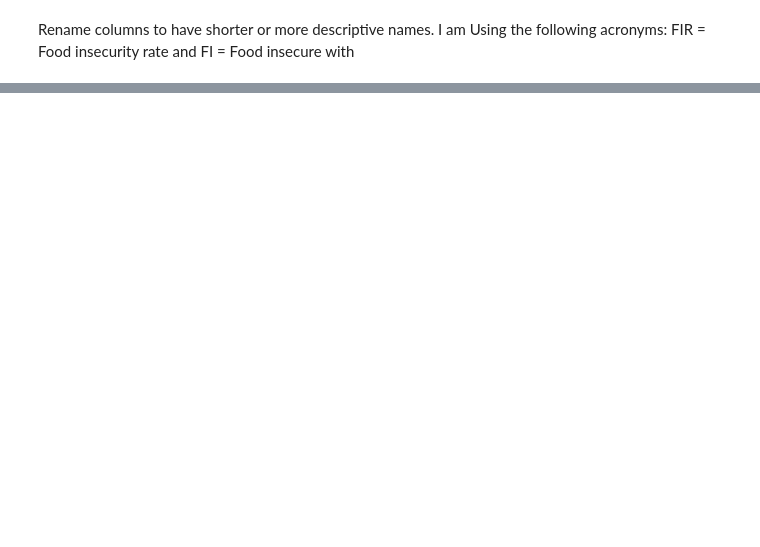
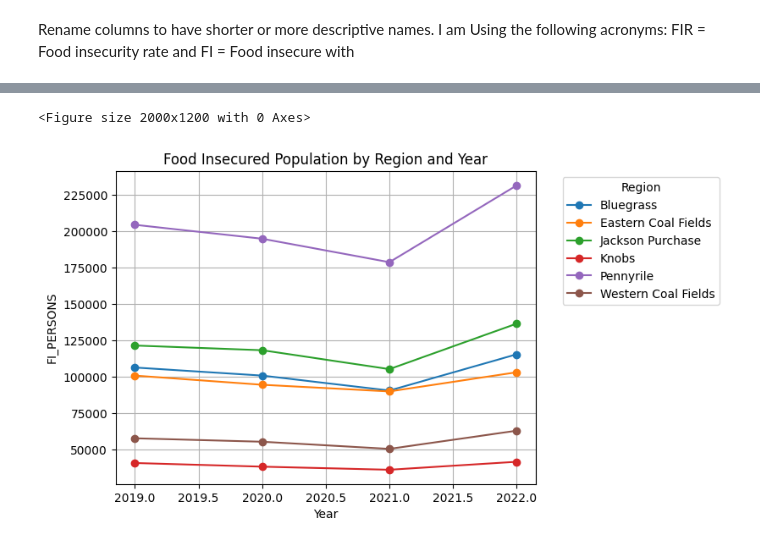
Before and after one commit to cmonjarr/Data_Project_CB, a Jupyter notebook: Data_Project_Requirement.ipynb, the cells around one changed output, grey strips where cells are left out. Cells and saved outputs as stored; diff of their text form; code cells hidden in the pictures; blank space fills up the shorter version.

```diff
--- a/Data_Project_Requirement.ipynb
+++ b/Data_Project_Requirement.ipynb
@@ -273,4 +239,0 @@ mmg_2019_2022.tail(2)
-# %%
-#Add total population based on FIR and FI_PERSON
-mmg_2019_2022['TOTAL_POP_IN_100'] = mmg_2019_2022['FI_PERSONS']  /  mmg_2019_2022['FIR']
-mmmg_2019_2022.tail(2)
@@ -300,0 +240,11 @@ mmg_2019_2022.describe
+# %%
+#Creating regions for better graphics. But the grouping is not ideal due to counties with overlaping regions.
+mmg_2019_2022['REGIONS'] = 'KENCTUCKY GEOGRAPHICAL REGIONS'
+mmg_2019_2022['COUNTY'] = mmg_2019_2022['COUNTY'].str.replace(' County, Kentucky', '', regex=False)
+mmg_2019_2022.loc[mmg_2019_2022['COUNTY'].isin(['Anderson','Bourbon', 'Boyle', 'Clark', 'Fayette', 'Franklin', 'Garrard', 'Harrison', 'Jessamine', 'Lincoln', 'Madison', 'Mercer', 'Montgomery', 'Nicholas', 'Scott', 'Woodford']), 'REGIONS'] = 'Bluegrass'
+mmg_2019_2022.loc[mmg_2019_2022['COUNTY'].isin(['Ballard','Caldwell','Christian','Crittenden','Daviess','Graves','Hancock','Henderson','Hopkins','Jackson','Jefferson','Jones','McLean','Muhlenberg','Ohio','Union','Webster',]), 'REGIONS'] = 'Western Coal Fields'
+mmg_2019_2022.loc[mmg_2019_2022['COUNTY'].isin(['Bell', 'Boyd', 'Carter', 'Elliot','Greenup', 'Johnson', 'Knott', 'Knox', 'Laurel', 'Lawrence', 'Lee', 'Leslie', 'Letcher', 'Magoffin', 'Martin',  'McCreary', 'Morgan', 'Owsley', 'Perry', 'Pike', 'Whitley','Wolfe']), 'REGIONS'] = 'Knobs'
+mmg_2019_2022.loc[mmg_2019_2022['COUNTY'].isin(['Breathitt','Clay','Estill','Floyd','Harlan','Jackson','Johnson','Knott','Laurel','Lee','Leslie','Letcher','Lewis','Magoffin','Martin','Menifee','Morgan','Owsley','Perry','Pike','Powell','Rockcastle','Rowan','Whitley']), 'REGIONS'] = 'Eastern Coal Fields'
+mmg_2019_2022.loc[mmg_2019_2022['COUNTY'].isin(['Ballard', 'Calloway', 'Carlisle', 'Fulton', 'Graves', 'Hickman', 'Jackson', 'Jefferson', 'Lyon', 'Marshall', 'McCracken', 'Murray']), 'REGIONS'] = 'Jackson Purchase'
+mmg_2019_2022.loc[mmg_2019_2022['REGIONS'] == 'KENCTUCKY GEOGRAPHICAL REGIONS', 'REGIONS'] = 'Pennyrile'
+mmg_2019_2022.head(10)
@@ -342,0 +298,6 @@ Name: FIR, dtype: float64
+# %%
+#pd.set_option('display.max_rows', None)
+SUM_FI = mmg_2019_2022.groupby(['Year','REGIONS']).agg({'FI_PERSONS': 'sum'}).reset_index()
+
+print(SUM_FI)
+#All Average FIR by county are below 30%
@@ -342,0 +322,4 @@ Name: FIR, dtype: float64
+# %%
+#Prepare data for graphing
+SUM_FI_PIVOTED = SUM_FI.pivot(index='Year', columns='REGIONS', values='FI_PERSONS')
+SUM_FI_PIVOTED
@@ -342,0 +333,20 @@ Name: FIR, dtype: float64
+# %%
+#Create a nulti-line graph
+
+# Create the plot
+plt.figure(figsize=(20, 12))
+
+SUM_FI_PIVOTED.plot(kind='line', marker='o')
+
+# Add title and labels
+plt.title('Food Insecured Population by Region and Year')
+plt.xlabel('Year')
+plt.ylabel('FI_PERSONS')
+
+# Show the plot
+plt.legend(title='Region', bbox_to_anchor=(1.05, 1), loc='upper left')
+plt.grid(True)
+plt.show()
+# %% [output]
+<Figure size 2000x1200 with 0 Axes>
+[figure, added]
```
Also changed, not shown: parts of 30 cells of this notebook, 1 other file.
